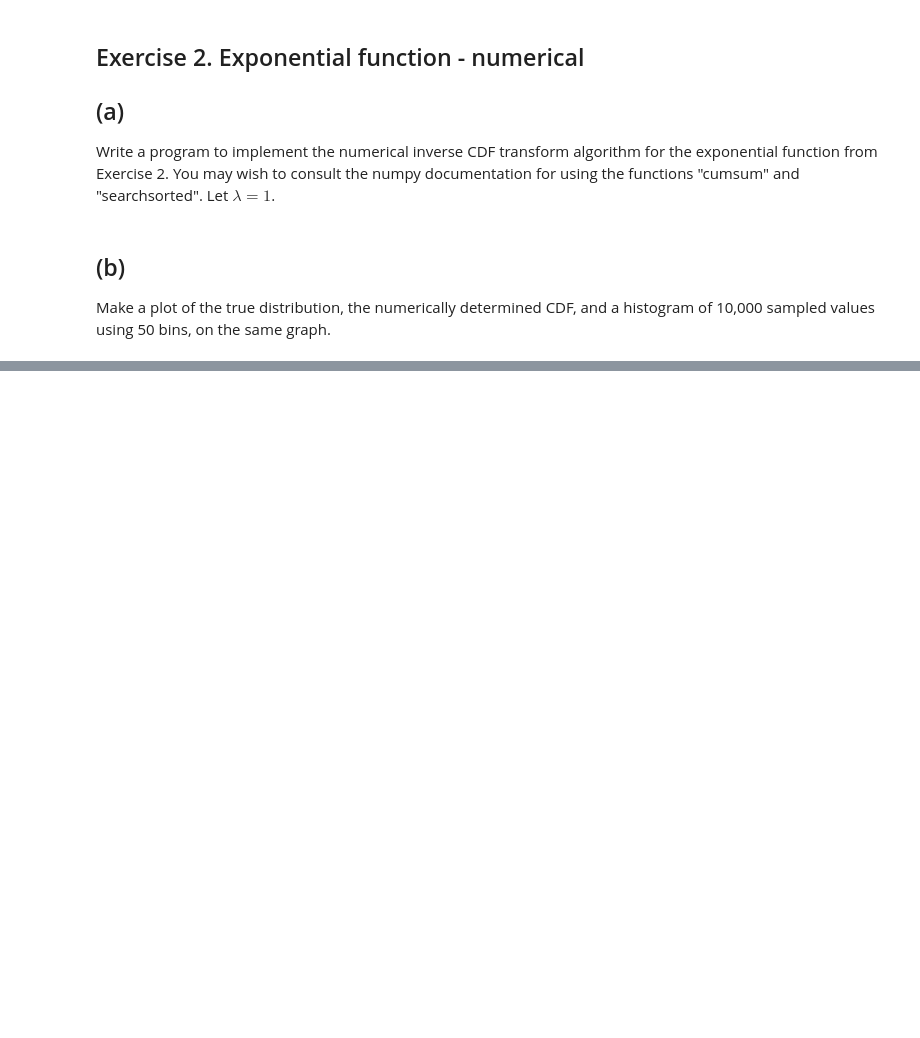
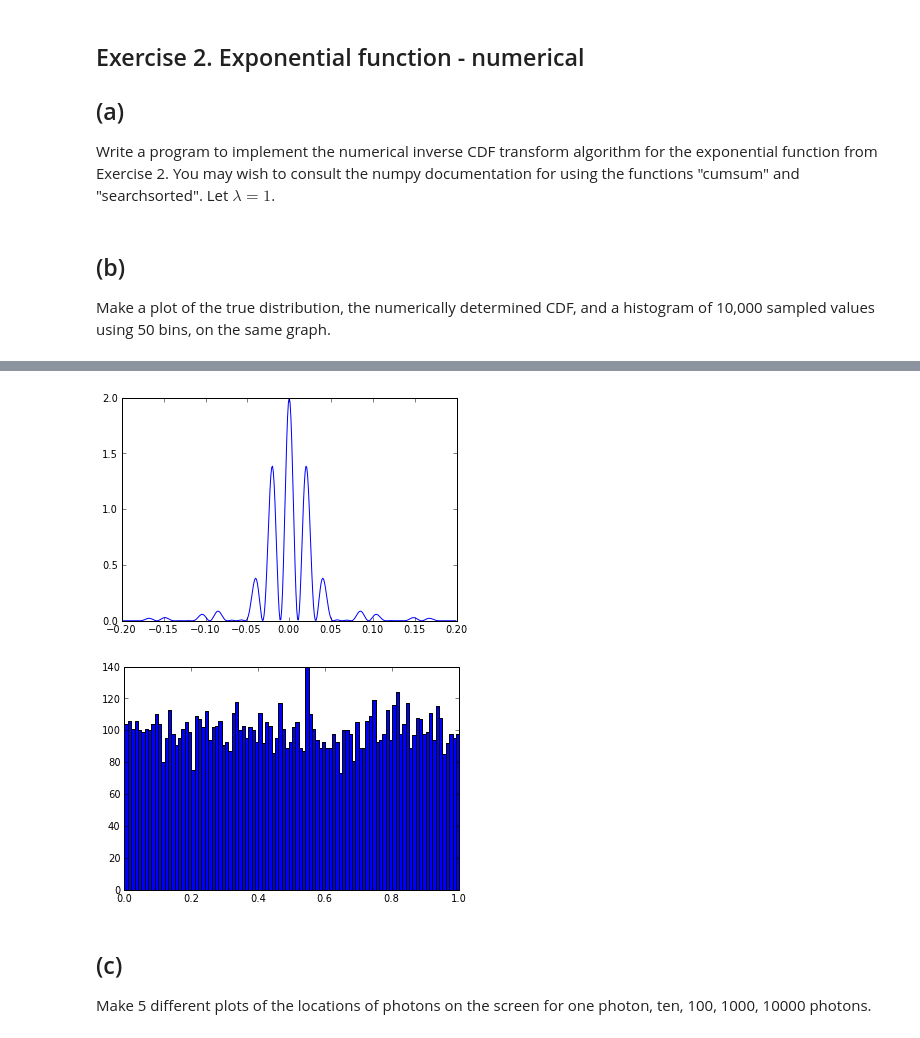
Before and after one commit to ssteeper/PHYS-202-13, a Jupyter notebook: week8/RandomNumbers.ipynb, the cells around one changed output, grey strips where cells are left out. Cells and saved outputs as stored; diff of their text form; code cells hidden in the pictures; blank space fills up the shorter version.

```diff
--- a/week8/RandomNumbers.ipynb
+++ b/week8/RandomNumbers.ipynb
@@ -157,0 +193,13 @@ show()
+# %%
+d = 15e-6
+a = 10e-6
+L = 1
+wl = 632.8e-9
+screen = .2*.2
+
+x = arange(-.2, .2, .001)
+N = 10000
+
+ISS = 2*sinc(a*x/(wl*L))**2
+IDS = cos(2*pi*d*x/(wl*L))**2
+prob = ISS * IDS
@@ -157,0 +210,13 @@ show()
+# %%
+xsamples = distribute1D(x, prob, N)
+plot(x, prob)
+show()
+hist(xsamples, bins=100)
+show()
+# %% [output]
+[figure, added]
+[figure, added]
+# %% [markdown]
+(c)
+-
+Make 5 different plots of the locations of photons on the screen for one photon, ten, 100, 1000, 10000 photons.
```
Also changed, not shown: parts of 19 cells of this notebook, 1 other file.
